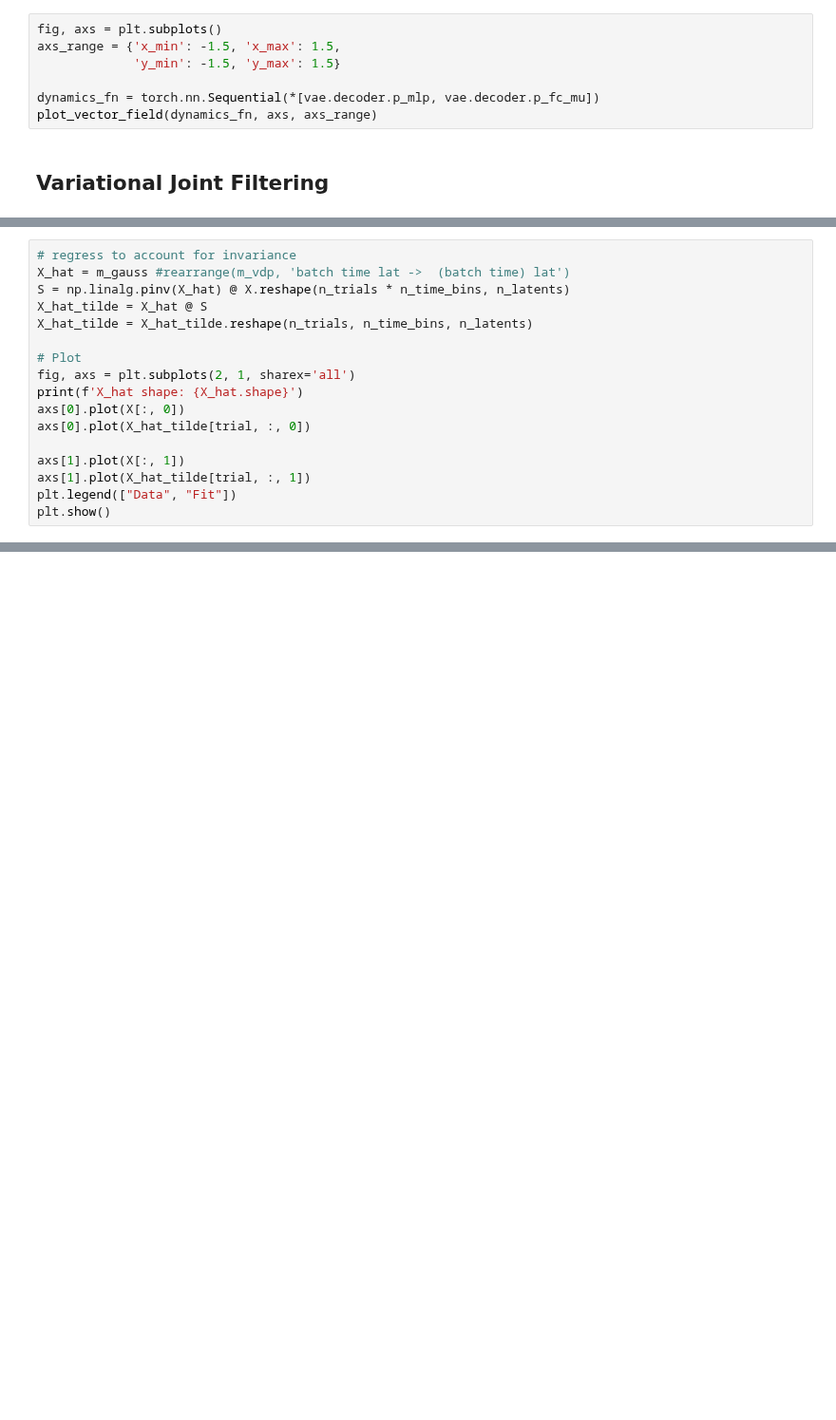
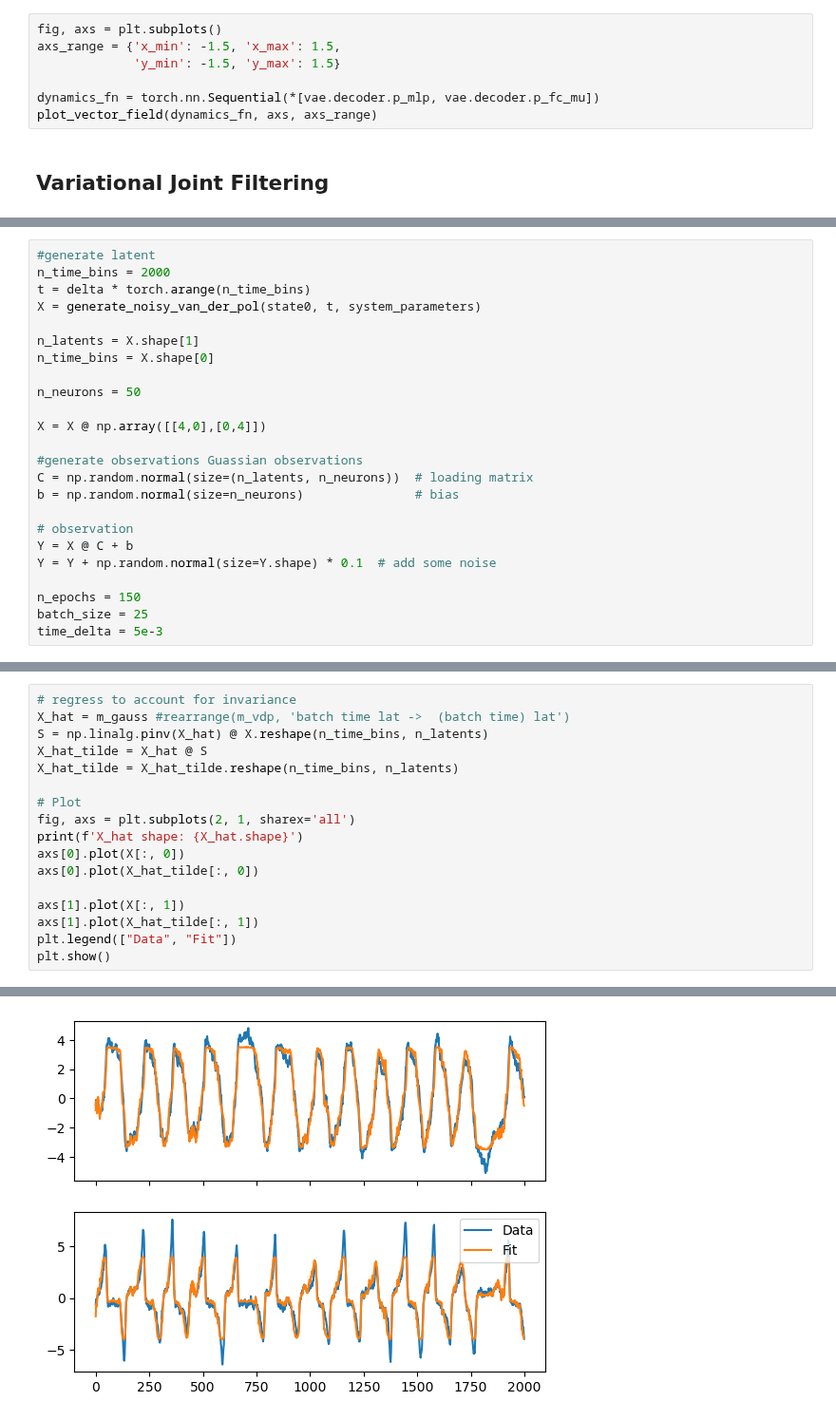
Before and after one commit to catniplab/latent_dynamics_workshop, a Jupyter notebook: 03_variational_inference.ipynb, the cells around one changed output, grey strips where cells are left out. Shown at 95% size. Drawn from its saved outputs; the diff is of its cells as text; blank space fills up the shorter version.

Commit message:
load for vae and generate for vjf

```diff
--- a/03_variational_inference.ipynb
+++ b/03_variational_inference.ipynb
@@ -180,3 +169,27 @@ plot_vector_field(dynamics_fn, axs, axs_range)
+# %%
+#generate latent
+n_time_bins = 2000
+t = delta * torch.arange(n_time_bins)
+X = generate_noisy_van_der_pol(state0, t, system_parameters)
+
+n_latents = X.shape[1]
+n_time_bins = X.shape[0]
+
+n_neurons = 50
+
+X = X @ np.array([[4,0],[0,4]])
+
+#generate observations Guassian observations
+C = np.random.normal(size=(n_latents, n_neurons))  # loading matrix
+b = np.random.normal(size=n_neurons)               # bias
+
+# observation
+Y = X @ C + b
+Y = Y + np.random.normal(size=Y.shape) * 0.1  # add some noise
+
+n_epochs = 150
+batch_size = 25
+time_delta = 5e-3
 # %%
 # Setup and fit VJF
 n_rbf = 50  # number of radial basis functions for dynamical system
@@ -192,17 +208,18 @@ m_gauss = m_gauss.detach().numpy().squeeze()
 # %%
 # regress to account for invariance
 X_hat = m_gauss #rearrange(m_vdp, 'batch time lat ->  (batch time) lat')
-S = np.linalg.pinv(X_hat) @ X.reshape(n_trials * n_time_bins, n_latents)
+S = np.linalg.pinv(X_hat) @ X.reshape(n_time_bins, n_latents)
 X_hat_tilde = X_hat @ S
-X_hat_tilde = X_hat_tilde.reshape(n_trials, n_time_bins, n_latents)
+X_hat_tilde = X_hat_tilde.reshape(n_time_bins, n_latents)
 
 # Plot
 fig, axs = plt.subplots(2, 1, sharex='all')
 print(f'X_hat shape: {X_hat.shape}')
 axs[0].plot(X[:, 0])
-axs[0].plot(X_hat_tilde[trial, :, 0])
+axs[0].plot(X_hat_tilde[:, 0])
 
 axs[1].plot(X[:, 1])
-axs[1].plot(X_hat_tilde[trial, :, 1])
+axs[1].plot(X_hat_tilde[:, 1])
 plt.legend(["Data", "Fit"])
 plt.show()
+# %% [output]
@@ -209,3 +227,4 @@ plt.show()
+[figure, added]
 # %%
 # Draw the inferred velocity field
 
```
Also changed, not shown: parts of 12 cells of this notebook.
